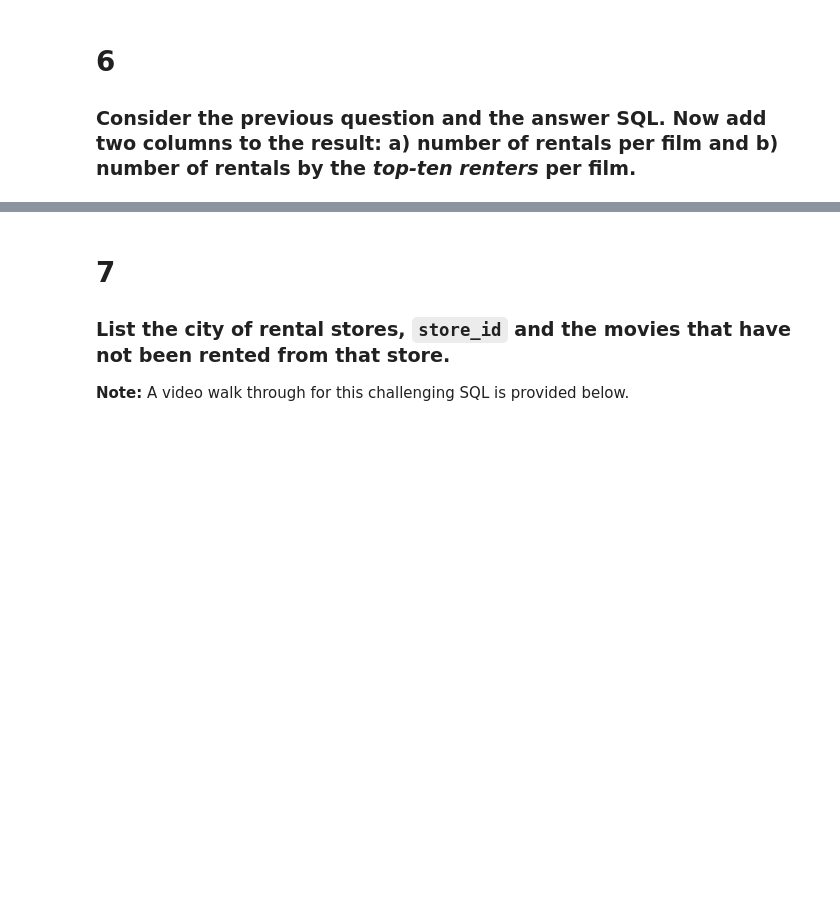
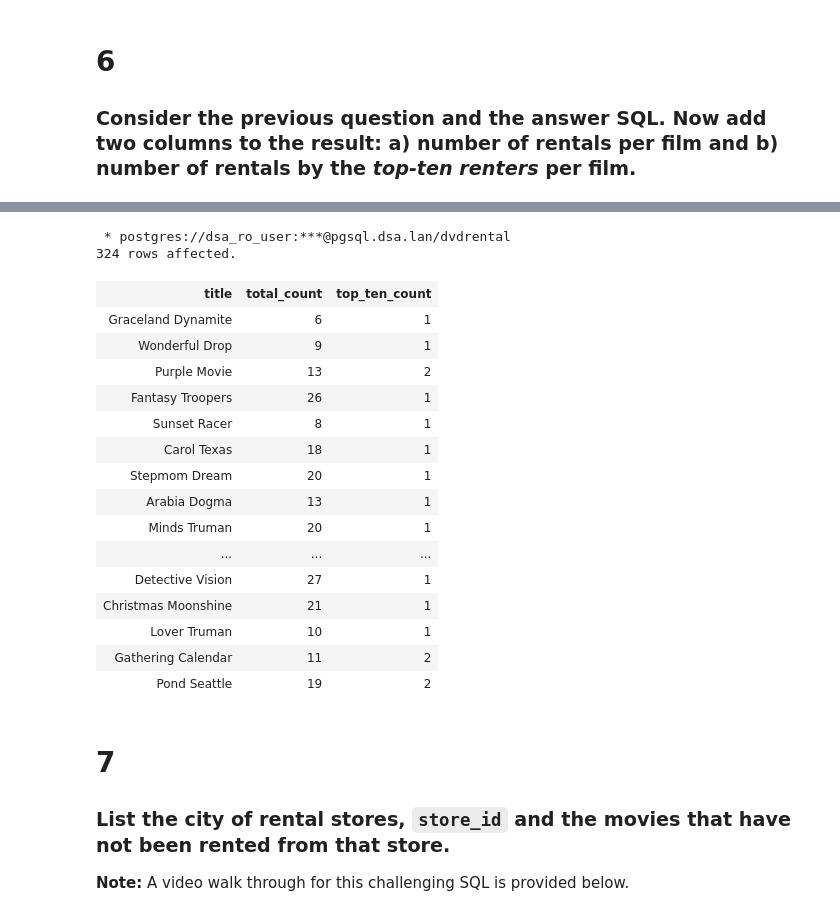
Before and after one commit to BlakeBigG/Database_and_Analytics_MS, a Jupyter notebook: modules/module4/exercises/Nested.ipynb, the cells around one changed output, grey strips where cells are left out. Drawn from its saved outputs; the diff is of its cells as text; code cells hidden in the pictures; blank space fills up the shorter version.

```diff
--- a/modules/module4/exercises/Nested.ipynb
+++ b/modules/module4/exercises/Nested.ipynb
@@ -91,3 +396,48 @@ EXPLAIN
+# %%
+%%sql
+SELECT a.title, b.cnt AS total_count, a.tt_cnt AS top_ten_count
+
+FROM (
+    SELECT title, COUNT(rental_id) AS tt_cnt
+    FROM film
+    JOIN inventory USING (film_id)
+    JOIN rental USING (inventory_id)
+    WHERE customer_id IN (
+        SELECT customer_id
+        FROM rental
+        GROUP BY customer_id
+        ORDER BY COUNT(rental_id) DESC
+        LIMIT 10)
+    GROUP BY title
+) AS a
+
+JOIN (
+    SELECT title, COUNT(rental_id) AS cnt
+    FROM film
+    JOIN inventory USING (film_id)
+    JOIN rental USING (inventory_id)
+    GROUP BY title
+) AS b
+USING (title)
+# %% [output]
+ * postgres://dsa_ro_user:***@pgsql.dsa.lan/dvdrental
+324 rows affected.
+| title | total_count | top_ten_count |
+| Graceland Dynamite | 6 | 1 |
+| Wonderful Drop | 9 | 1 |
+| Purple Movie | 13 | 2 |
+| Fantasy Troopers | 26 | 1 |
+| Sunset Racer | 8 | 1 |
+| Carol Texas | 18 | 1 |
+| Stepmom Dream | 20 | 1 |
+| Arabia Dogma | 13 | 1 |
+| Minds Truman | 20 | 1 |
+| ... | ... | ... |
+| Detective Vision | 27 | 1 |
+| Christmas Moonshine | 21 | 1 |
+| Lover Truman | 10 | 1 |
+| Gathering Calendar | 11 | 2 |
+| Pond Seattle | 19 | 2 |
 # %% [markdown]
 # 7
 
```
Also changed, not shown: parts of 28 cells of this notebook.
